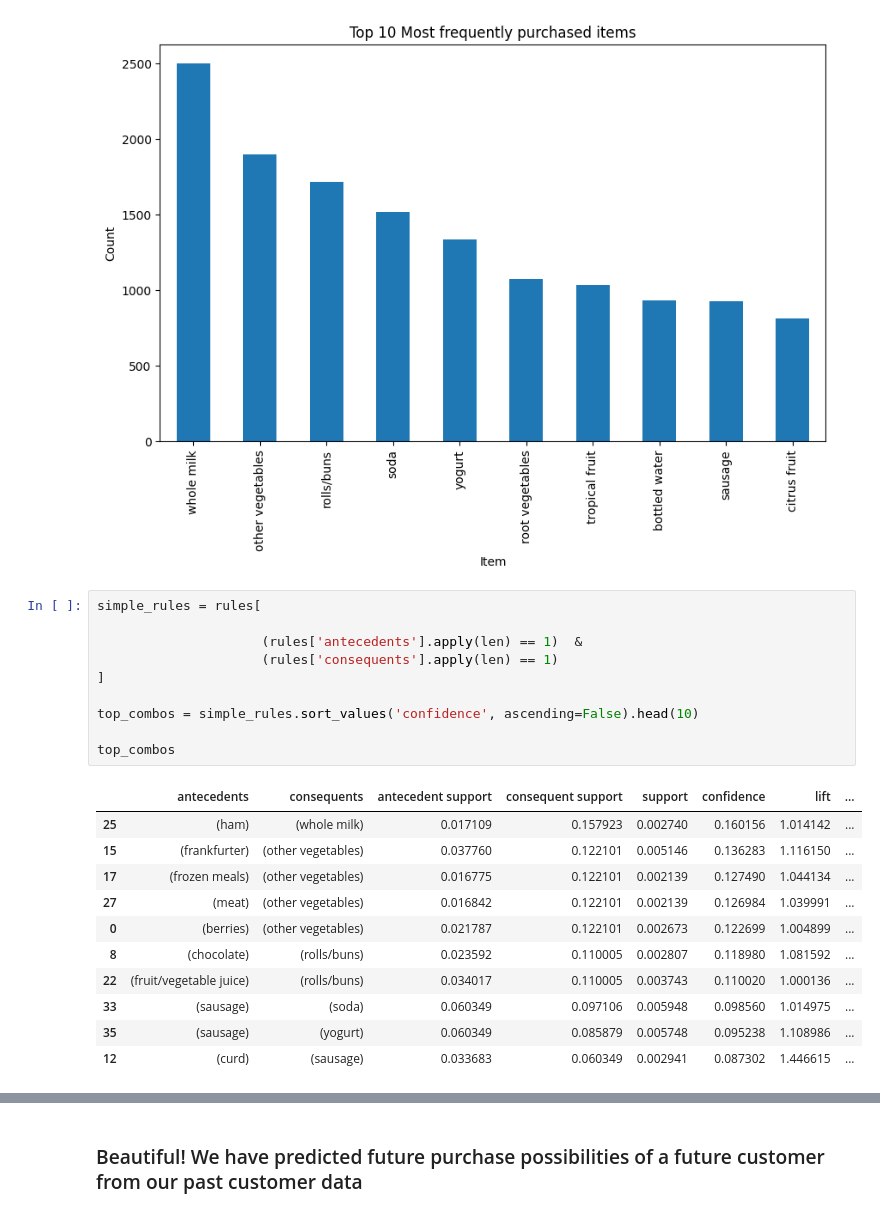
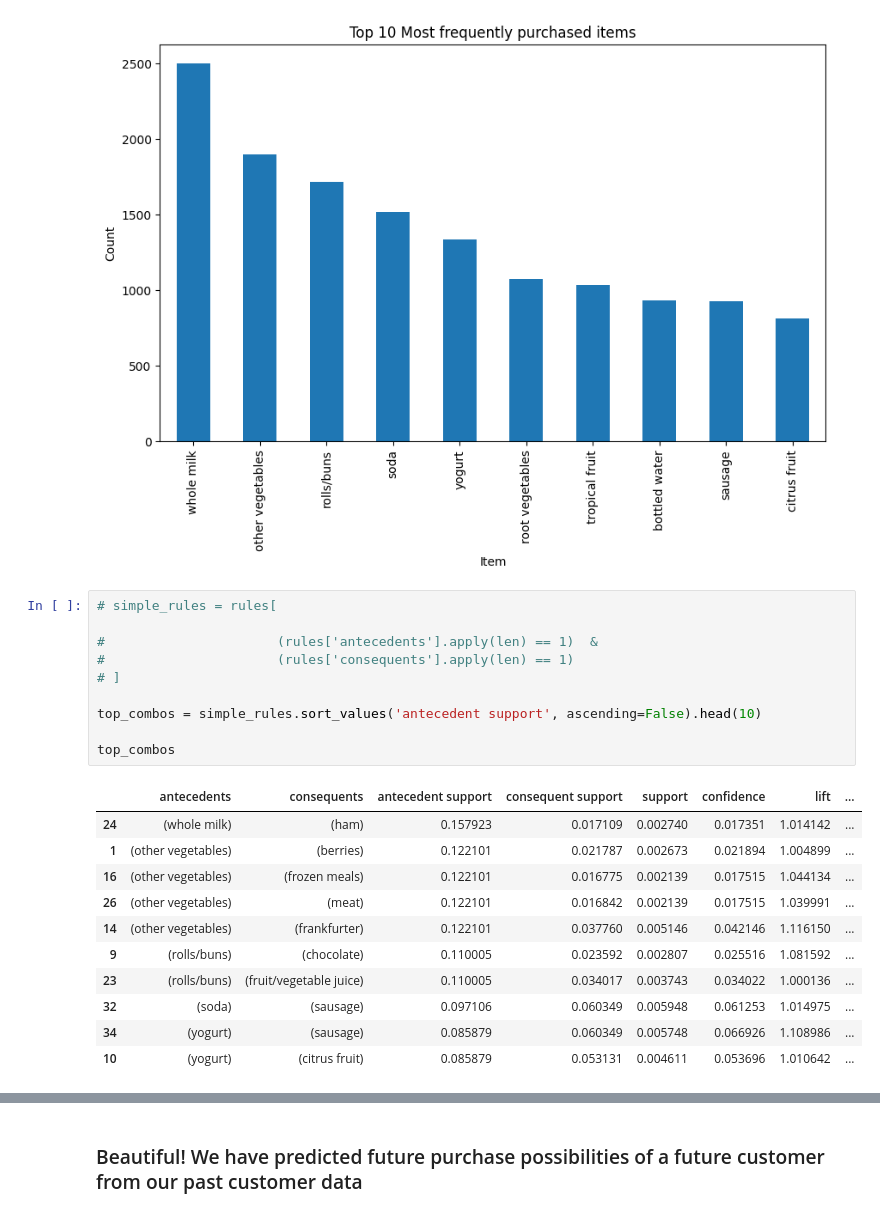
Before and after one commit to ruforavishnu/Project_Machine_Learning, a Jupyter notebook: Project20_Unsupervised_Learning_Market_Basket_analysis_using_association_rule_learning.ipynb, the cells around one changed output, grey strips where cells are left out. Cells and saved outputs as stored; diff of their text form.

```diff
--- a/Project20_Unsupervised_Learning_Market_Basket_analysis_using_association_rule_learning.ipynb
+++ b/Project20_Unsupervised_Learning_Market_Basket_analysis_using_association_rule_learning.ipynb
@@ -164,25 +164,25 @@ plt.show()
 # %% [output]
 [figure]
 # %%
-simple_rules = rules[
+# simple_rules = rules[
 
-                     (rules['antecedents'].apply(len) == 1)  &
-                     (rules['consequents'].apply(len) == 1)
-]
+#                      (rules['antecedents'].apply(len) == 1)  &
+#                      (rules['consequents'].apply(len) == 1)
+# ]
 
-top_combos = simple_rules.sort_values('confidence', ascending=False).head(10)
+top_combos = simple_rules.sort_values('antecedent support', ascending=False).head(10)
 
 top_combos
 # %% [output]
 |  | antecedents | consequents | antecedent support | consequent support | support | confidence | lift | ... |
-| 25 | (ham) | (whole milk) | 0.017109 | 0.157923 | 0.002740 | 0.160156 | 1.014142 | ... |
-| 15 | (frankfurter) | (other vegetables) | 0.037760 | 0.122101 | 0.005146 | 0.136283 | 1.116150 | ... |
-| 17 | (frozen meals) | (other vegetables) | 0.016775 | 0.122101 | 0.002139 | 0.127490 | 1.044134 | ... |
-| 27 | (meat) | (other vegetables) | 0.016842 | 0.122101 | 0.002139 | 0.126984 | 1.039991 | ... |
-| 0 | (berries) | (other vegetables) | 0.021787 | 0.122101 | 0.002673 | 0.122699 | 1.004899 | ... |
-| 8 | (chocolate) | (rolls/buns) | 0.023592 | 0.110005 | 0.002807 | 0.118980 | 1.081592 | ... |
-| 22 | (fruit/vegetable juice) | (rolls/buns) | 0.034017 | 0.110005 | 0.003743 | 0.110020 | 1.000136 | ... |
-| 33 | (sausage) | (soda) | 0.060349 | 0.097106 | 0.005948 | 0.098560 | 1.014975 | ... |
-| 35 | (sausage) | (yogurt) | 0.060349 | 0.085879 | 0.005748 | 0.095238 | 1.108986 | ... |
-| 12 | (curd) | (sausage) | 0.033683 | 0.060349 | 0.002941 | 0.087302 | 1.446615 | ... |
+| 24 | (whole milk) | (ham) | 0.157923 | 0.017109 | 0.002740 | 0.017351 | 1.014142 | ... |
+| 1 | (other vegetables) | (berries) | 0.122101 | 0.021787 | 0.002673 | 0.021894 | 1.004899 | ... |
+| 16 | (other vegetables) | (frozen meals) | 0.122101 | 0.016775 | 0.002139 | 0.017515 | 1.044134 | ... |
+| 26 | (other vegetables) | (meat) | 0.122101 | 0.016842 | 0.002139 | 0.017515 | 1.039991 | ... |
+| 14 | (other vegetables) | (frankfurter) | 0.122101 | 0.037760 | 0.005146 | 0.042146 | 1.116150 | ... |
+| 9 | (rolls/buns) | (chocolate) | 0.110005 | 0.023592 | 0.002807 | 0.025516 | 1.081592 | ... |
+| 23 | (rolls/buns) | (fruit/vegetable juice) | 0.110005 | 0.034017 | 0.003743 | 0.034022 | 1.000136 | ... |
+| 32 | (soda) | (sausage) | 0.097106 | 0.060349 | 0.005948 | 0.061253 | 1.014975 | ... |
+| 34 | (yogurt) | (sausage) | 0.085879 | 0.060349 | 0.005748 | 0.066926 | 1.108986 | ... |
+| 10 | (yogurt) | (citrus fruit) | 0.085879 | 0.053131 | 0.004611 | 0.053696 | 1.010642 | ... |
 # %%
```
Also changed, not shown: parts of 1 cell of this notebook.
